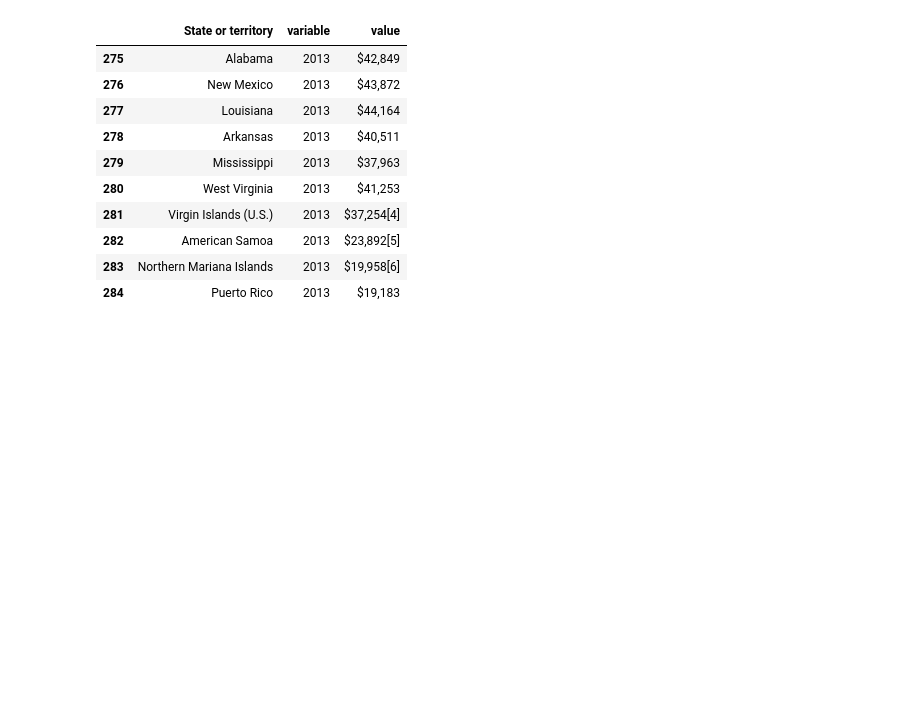
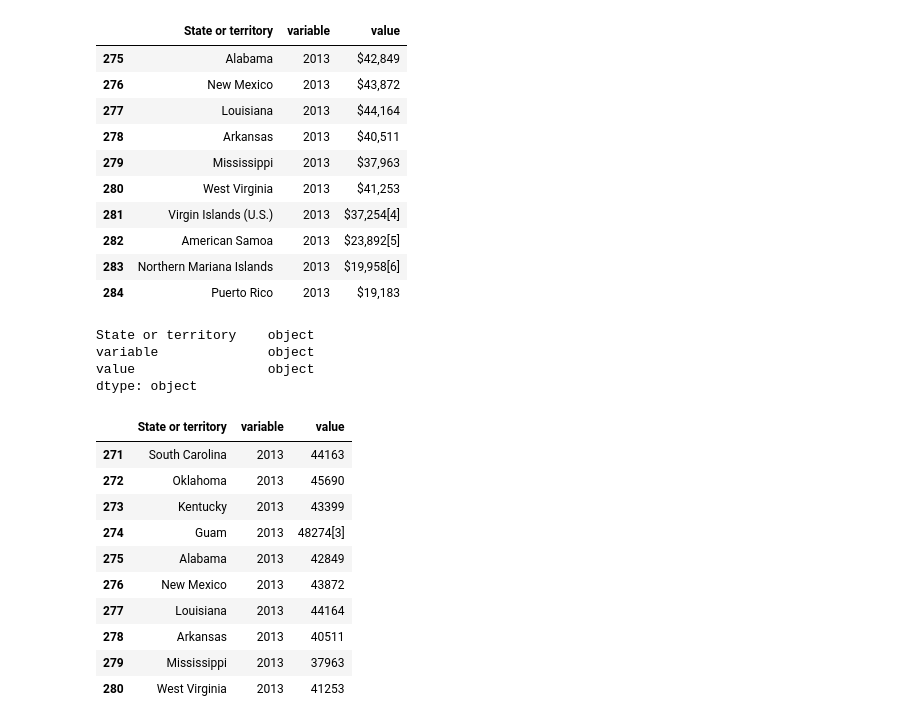
Before and after one commit to jsialcalde/ETL_PROJECT, a Jupyter notebook: Webscrape_state-income.ipynb, the cells around one changed output. Cells and saved outputs as stored; diff of their text form; code cells hidden in the pictures; blank space fills up the shorter version.

```diff
--- a/Webscrape_state-income.ipynb
+++ b/Webscrape_state-income.ipynb
@@ -68,3 +68,34 @@ pvt_median_df.tail(10)
 | 282 | American Samoa | 2013 | $23,892[5] |
 | 283 | Northern Mariana Islands | 2013 | $19,958[6] |
 | 284 | Puerto Rico | 2013 | $19,183 |
+# %%
+pvt_median_df.dtypes
+# %% [output]
+State or territory    object
+variable              object
+value                 object
+dtype: object
+# %%
+#Income data is a object, will remove ($) and extraneous (,).
+pvt_median_df.value = pvt_median_df['value'].str.strip('$').str.replace(',','')
+
+
+#remove rows 281-284, since they are territories, not states
+
+pvt_median_df = pvt_median_df.iloc[:281]
+
+
+# check result
+pvt_median_df.tail(10)
+# %% [output]
+|  | State or territory | variable | value |
+| 271 | South Carolina | 2013 | 44163 |
+| 272 | Oklahoma | 2013 | 45690 |
+| 273 | Kentucky | 2013 | 43399 |
+| 274 | Guam | 2013 | 48274[3] |
+| 275 | Alabama | 2013 | 42849 |
+| 276 | New Mexico | 2013 | 43872 |
+| 277 | Louisiana | 2013 | 44164 |
+| 278 | Arkansas | 2013 | 40511 |
+| 279 | Mississippi | 2013 | 37963 |
+| 280 | West Virginia | 2013 | 41253 |
```
Also changed, not shown: parts of 7 cells of this notebook, 1 other file.
